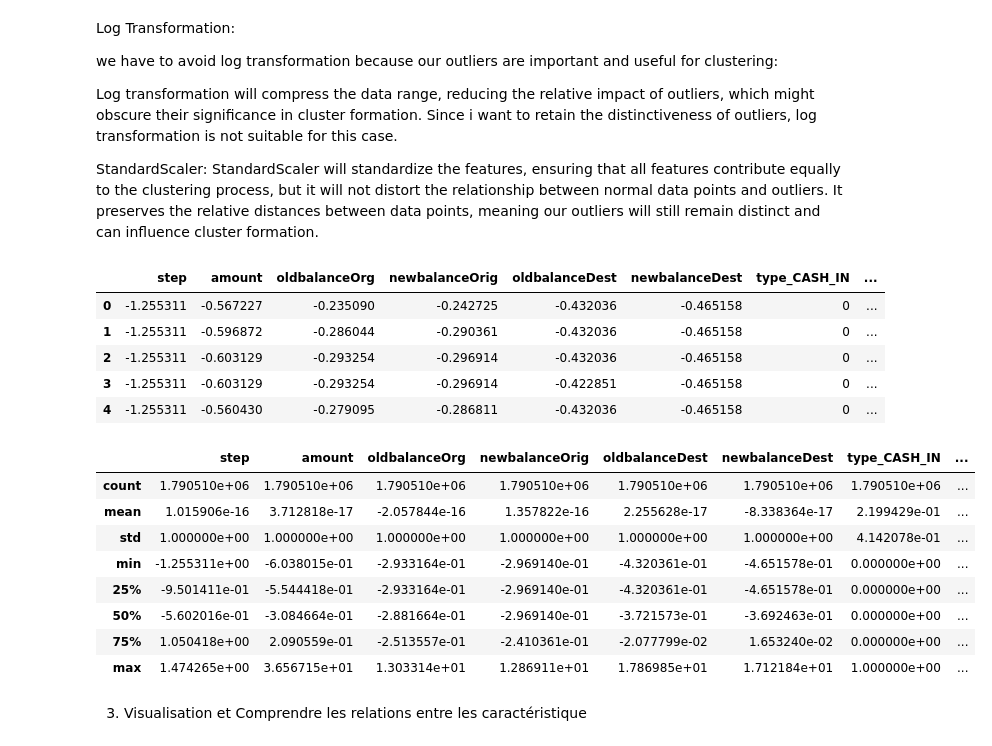
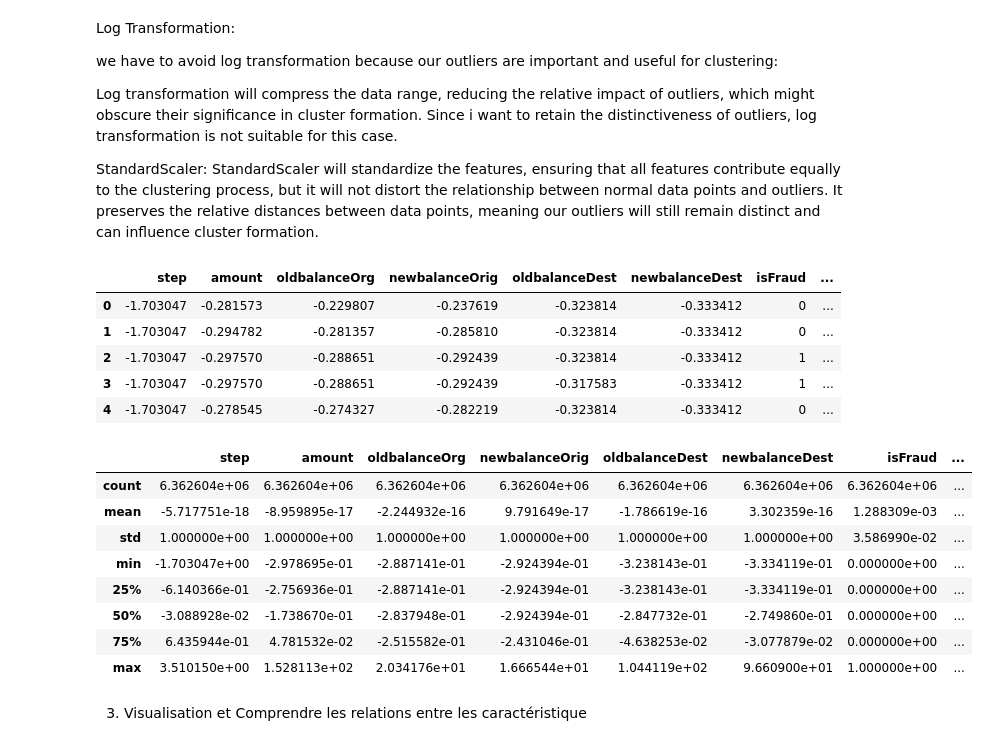
Before and after one commit to BAHAMLAOUHI/Data-Mining-Project, a Jupyter notebook: EDA_&_Preprocessing.ipynb, the cells around one changed output. Saved outputs shown, nothing was run; the diff lists cells and outputs as text; code cells hidden in the pictures.

```diff
--- a/EDA_&_Preprocessing.ipynb
+++ b/EDA_&_Preprocessing.ipynb
@@ -74,5 +74,5 @@ df_copy=df.copy()
 # %%
-df=df_copy.drop('isFraud',axis=1)
+# df=df_copy.drop('isFraud',axis=1)
 # %% [markdown]
 # Préparation des données
 
@@ -272,7 +276,7 @@ df.describe()
 # %%
 # df.to_csv('onlinefraud_cleaned.csv', index=False)
 # %%
-df=pd.read_csv('onlinefraud_cleaned.csv')
+# df=pd.read_csv('onlinefraud_cleaned.csv')
 # %% [markdown]
 3. Transformation de données
 
@@ -427,6 +433,8 @@ Since i want to retain the distinctiveness of outliers, log transformation is no
 StandardScaler:
 StandardScaler will standardize the features, ensuring that all features contribute equally to the clustering process, but it will not distort the relationship between normal data points and outliers.
 It preserves the relative distances between data points, meaning our outliers will still remain distinct and can influence cluster formation.
+# %%
+df_scaled = df.copy()
 # %%
 from sklearn.preprocessing import StandardScaler
 
@@ -434,28 +442,28 @@ numerical_features = ['step', 'amount', 'oldbalanceOrg', 'newbalanceOrig', 'oldb
 
 scaler = StandardScaler()
 
-df[numerical_features] = scaler.fit_transform(df[numerical_features])
+df_scaled[numerical_features] = scaler.fit_transform(df[numerical_features])
 # %%
-df.head()
+df_scaled.head()
 # %% [output]
-|  | step | amount | oldbalanceOrg | newbalanceOrig | oldbalanceDest | newbalanceDest | type_CASH_IN | ... |
-| 0 | -1.255311 | -0.567227 | -0.235090 | -0.242725 | -0.432036 | -0.465158 | 0 | ... |
-| 1 | -1.255311 | -0.596872 | -0.286044 | -0.290361 | -0.432036 | -0.465158 | 0 | ... |
-| 2 | -1.255311 | -0.603129 | -0.293254 | -0.296914 | -0.432036 | -0.465158 | 0 | ... |
-| 3 | -1.255311 | -0.603129 | -0.293254 | -0.296914 | -0.422851 | -0.465158 | 0 | ... |
-| 4 | -1.255311 | -0.560430 | -0.279095 | -0.286811 | -0.432036 | -0.465158 | 0 | ... |
+|  | step | amount | oldbalanceOrg | newbalanceOrig | oldbalanceDest | newbalanceDest | isFraud | ... |
+| 0 | -1.703047 | -0.281573 | -0.229807 | -0.237619 | -0.323814 | -0.333412 | 0 | ... |
+| 1 | -1.703047 | -0.294782 | -0.281357 | -0.285810 | -0.323814 | -0.333412 | 0 | ... |
+| 2 | -1.703047 | -0.297570 | -0.288651 | -0.292439 | -0.323814 | -0.333412 | 1 | ... |
+| 3 | -1.703047 | -0.297570 | -0.288651 | -0.292439 | -0.317583 | -0.333412 | 1 | ... |
+| 4 | -1.703047 | -0.278545 | -0.274327 | -0.282219 | -0.323814 | -0.333412 | 0 | ... |
 # %%
-df.describe()
+df_scaled.describe()
 # %% [output]
-|  | step | amount | oldbalanceOrg | newbalanceOrig | oldbalanceDest | newbalanceDest | type_CASH_IN | ... |
-| count | 1.790510e+06 | 1.790510e+06 | 1.790510e+06 | 1.790510e+06 | 1.790510e+06 | 1.790510e+06 | 1.790510e+06 | ... |
-| mean | 1.015906e-16 | 3.712818e-17 | -2.057844e-16 | 1.357822e-16 | 2.255628e-17 | -8.338364e-17 | 2.199429e-01 | ... |
-| std | 1.000000e+00 | 1.000000e+00 | 1.000000e+00 | 1.000000e+00 | 1.000000e+00 | 1.000000e+00 | 4.142078e-01 | ... |
-| min | -1.255311e+00 | -6.038015e-01 | -2.933164e-01 | -2.969140e-01 | -4.320361e-01 | -4.651578e-01 | 0.000000e+00 | ... |
-| 25% | -9.501411e-01 | -5.544418e-01 | -2.933164e-01 | -2.969140e-01 | -4.320361e-01 | -4.651578e-01 | 0.000000e+00 | ... |
-| 50% | -5.602016e-01 | -3.084664e-01 | -2.881664e-01 | -2.969140e-01 | -3.721573e-01 | -3.692463e-01 | 0.000000e+00 | ... |
-| 75% | 1.050418e+00 | 2.090559e-01 | -2.513557e-01 | -2.410361e-01 | -2.077799e-02 | 1.653240e-02 | 0.000000e+00 | ... |
-| max | 1.474265e+00 | 3.656715e+01 | 1.303314e+01 | 1.286911e+01 | 1.786985e+01 | 1.712184e+01 | 1.000000e+00 | ... |
+|  | step | amount | oldbalanceOrg | newbalanceOrig | oldbalanceDest | newbalanceDest | isFraud | ... |
+| count | 6.362604e+06 | 6.362604e+06 | 6.362604e+06 | 6.362604e+06 | 6.362604e+06 | 6.362604e+06 | 6.362604e+06 | ... |
+| mean | -5.717751e-18 | -8.959895e-17 | -2.244932e-16 | 9.791649e-17 | -1.786619e-16 | 3.302359e-16 | 1.288309e-03 | ... |
+| std | 1.000000e+00 | 1.000000e+00 | 1.000000e+00 | 1.000000e+00 | 1.000000e+00 | 1.000000e+00 | 3.586990e-02 | ... |
+| min | -1.703047e+00 | -2.978695e-01 | -2.887141e-01 | -2.924394e-01 | -3.238143e-01 | -3.334119e-01 | 0.000000e+00 | ... |
+| 25% | -6.140366e-01 | -2.756936e-01 | -2.887141e-01 | -2.924394e-01 | -3.238143e-01 | -3.334119e-01 | 0.000000e+00 | ... |
+| 50% | -3.088928e-02 | -1.738670e-01 | -2.837948e-01 | -2.924394e-01 | -2.847732e-01 | -2.749860e-01 | 0.000000e+00 | ... |
+| 75% | 6.435944e-01 | 4.781532e-02 | -2.515582e-01 | -2.431046e-01 | -4.638253e-02 | -3.077879e-02 | 0.000000e+00 | ... |
+| max | 3.510150e+00 | 1.528113e+02 | 2.034176e+01 | 1.666544e+01 | 1.044119e+02 | 9.660900e+01 | 1.000000e+00 | ... |
 # %% [markdown]
 3.   Visualisation et Comprendre les relations entre les caractéristique
 # %%
```
Also changed, not shown: parts of 50 cells of this notebook.
